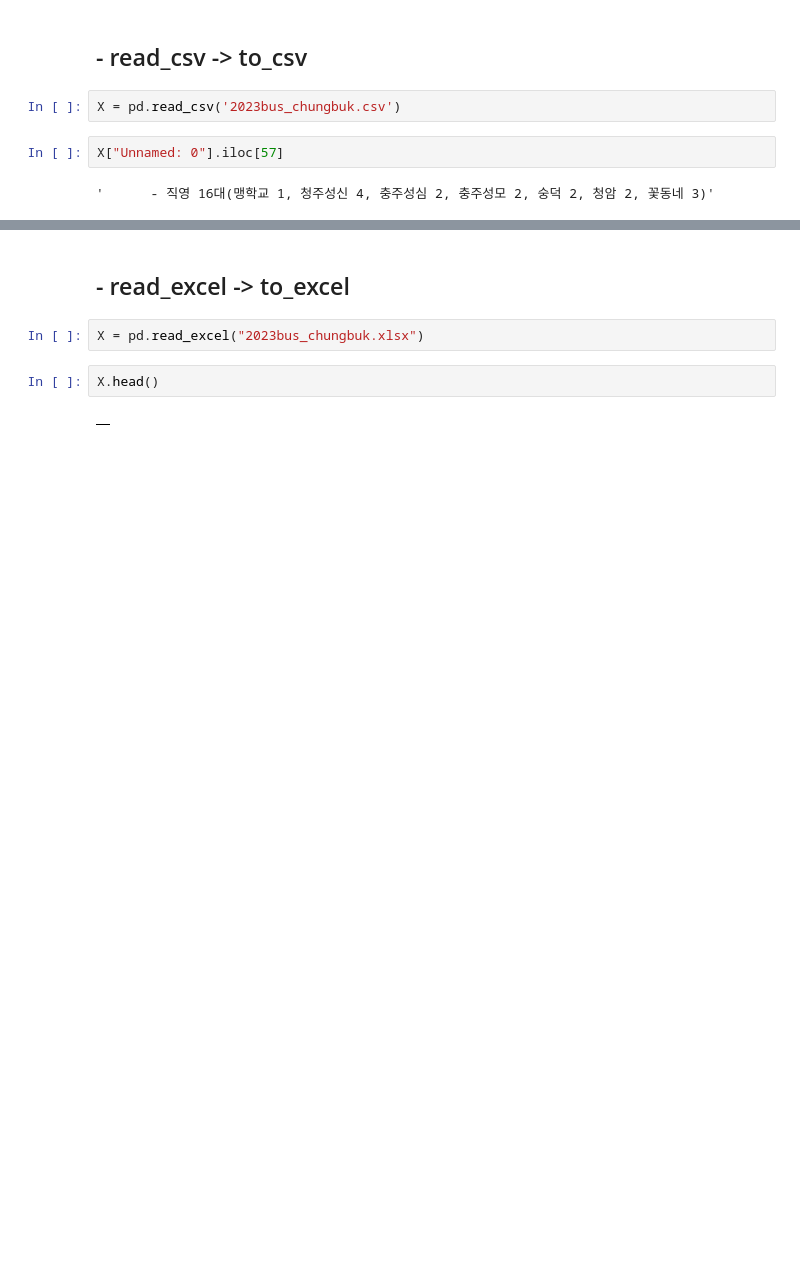
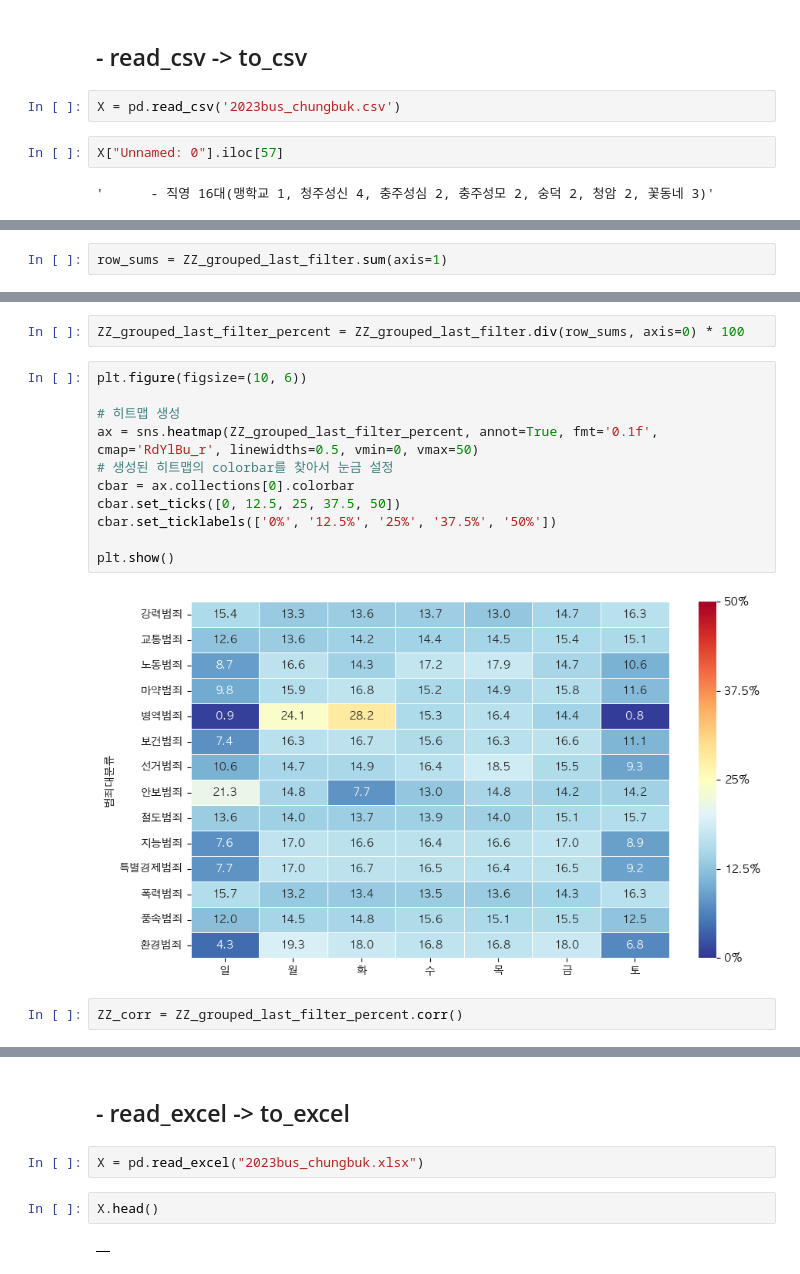
Before and after one commit to JJH123123123/pac-program-analyze-club-, a Jupyter notebook: pac/2.ipynb, the cells around one changed output, grey strips where cells are left out. Drawn from its saved outputs; the diff is of its cells as text; blank space fills up the shorter version.

```diff
--- a/pac/2.ipynb
+++ b/pac/2.ipynb
@@ -508,0 +859,2 @@ X
+# %%
+row_sums = ZZ_grouped_last_filter.sum(axis=1)
@@ -508,0 +880,17 @@ X
+# %%
+ZZ_grouped_last_filter_percent = ZZ_grouped_last_filter.div(row_sums, axis=0) * 100
+# %%
+plt.figure(figsize=(10, 6))
+
+# 히트맵 생성
+ax = sns.heatmap(ZZ_grouped_last_filter_percent, annot=True, fmt='0.1f', cmap='RdYlBu_r', linewidths=0.5, vmin=0, vmax=50)
+# 생성된 히트맵의 colorbar를 찾아서 눈금 설정
+cbar = ax.collections[0].colorbar
+cbar.set_ticks([0, 12.5, 25, 37.5, 50])
+cbar.set_ticklabels(['0%', '12.5%', '25%', '37.5%', '50%'])
+
+plt.show()
+# %% [output]
+[figure, added]
+# %%
+ZZ_corr = ZZ_grouped_last_filter_percent.corr()
```
Also changed, not shown: parts of 78 cells of this notebook.
